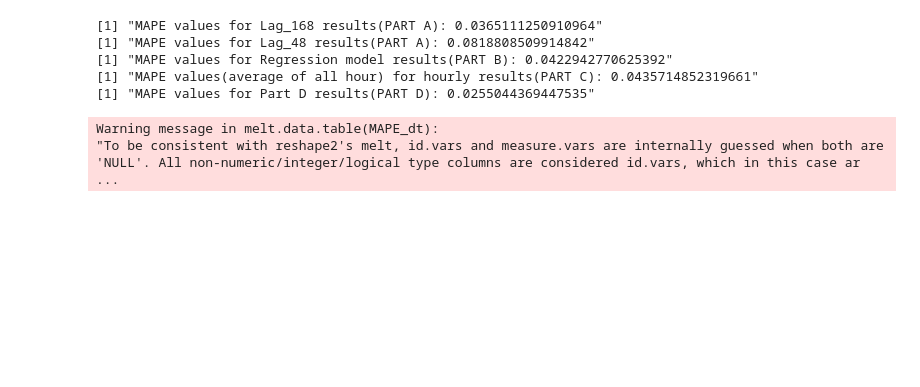
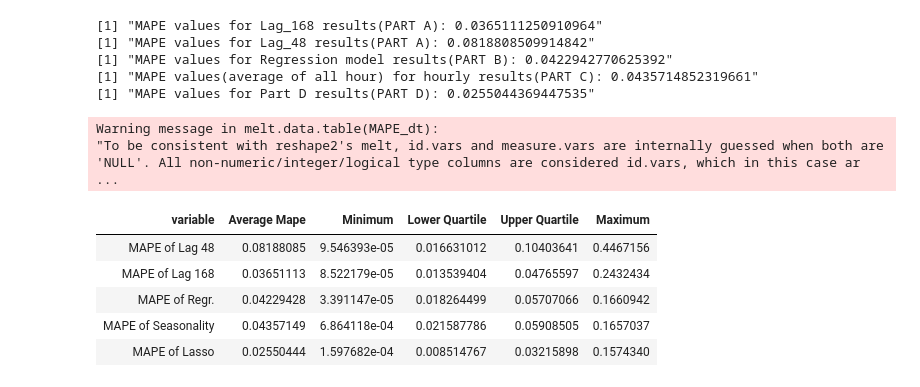
Before and after one commit to BU-IE-582/fall20-mbahadir, a Jupyter notebook: Homework3/Homework3.ipynb, the cells around one changed output. Saved outputs shown, nothing was run; the diff lists cells and outputs as text; code cells hidden in the pictures; blank space fills up the shorter version.

```diff
--- a/Homework3/Homework3.ipynb
+++ b/Homework3/Homework3.ipynb
@@ -1265,4 +1270,16 @@ melted_dt=melt(MAPE_dt)
 # %% [output]
 Warning message in melt.data.table(MAPE_dt):
 "To be consistent with reshape2's melt, id.vars and measure.vars are internally guessed when both are 'NULL'. All non-numeric/integer/logical type columns are considered id.vars, which in this case ar ...
+# %%
+perf_summary=melted_dt[,list("Average Mape"=mean(value),Minimum=min(value),"Lower Quartile"=quantile(value)[2],
+                             "Upper Quartile"=quantile(value)[4],Maximum=max(value))
+                               ,by=list(variable)]
+perf_summary
+# %% [output]
+| variable | Average Mape | Minimum | Lower Quartile | Upper Quartile | Maximum |
+| MAPE of Lag 48 | 0.08188085 | 9.546393e-05 | 0.016631012 | 0.10403641 | 0.4467156 |
+| MAPE of Lag 168 | 0.03651113 | 8.522179e-05 | 0.013539404 | 0.04765597 | 0.2432434 |
+| MAPE of Regr. | 0.04229428 | 3.391147e-05 | 0.018264499 | 0.05707066 | 0.1660942 |
+| MAPE of Seasonality | 0.04357149 | 6.864118e-04 | 0.021587786 | 0.05908505 | 0.1657037 |
+| MAPE of Lasso | 0.02550444 | 1.597682e-04 | 0.008514767 | 0.03215898 | 0.1574340 |
 # %%
```
Also changed, not shown: parts of 11 cells of this notebook, 3 other files.
